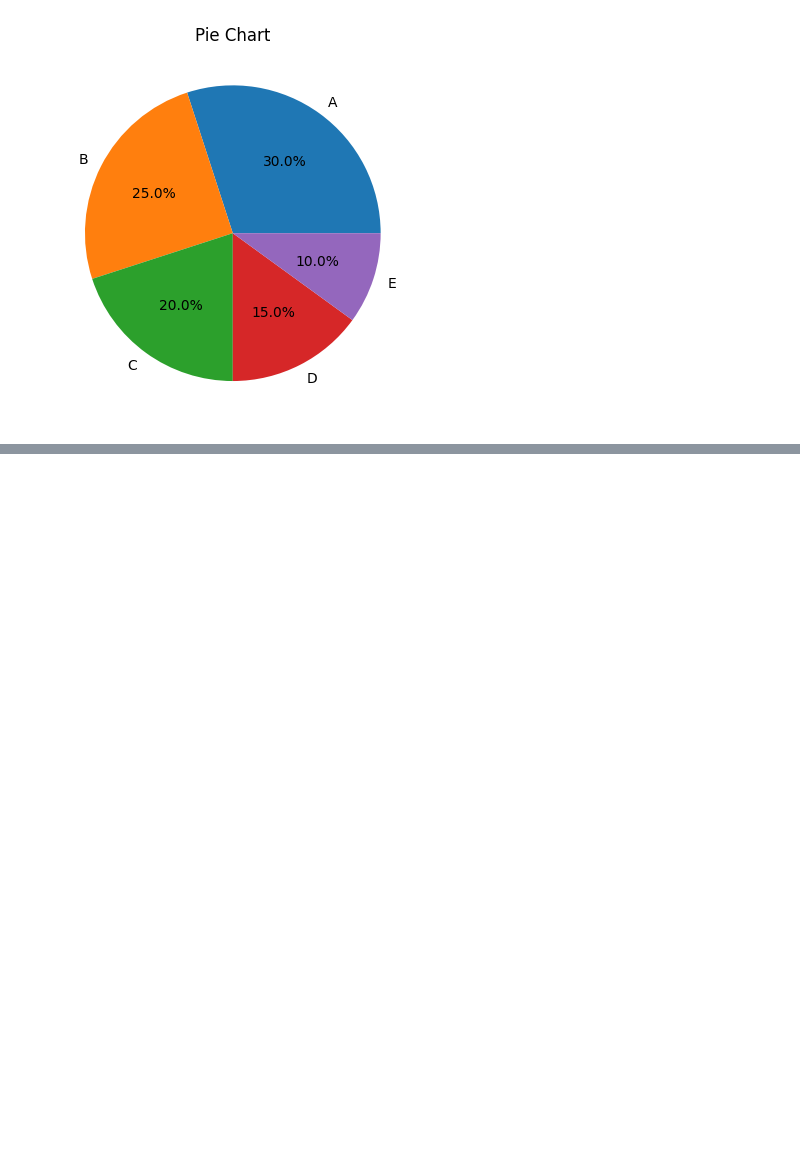
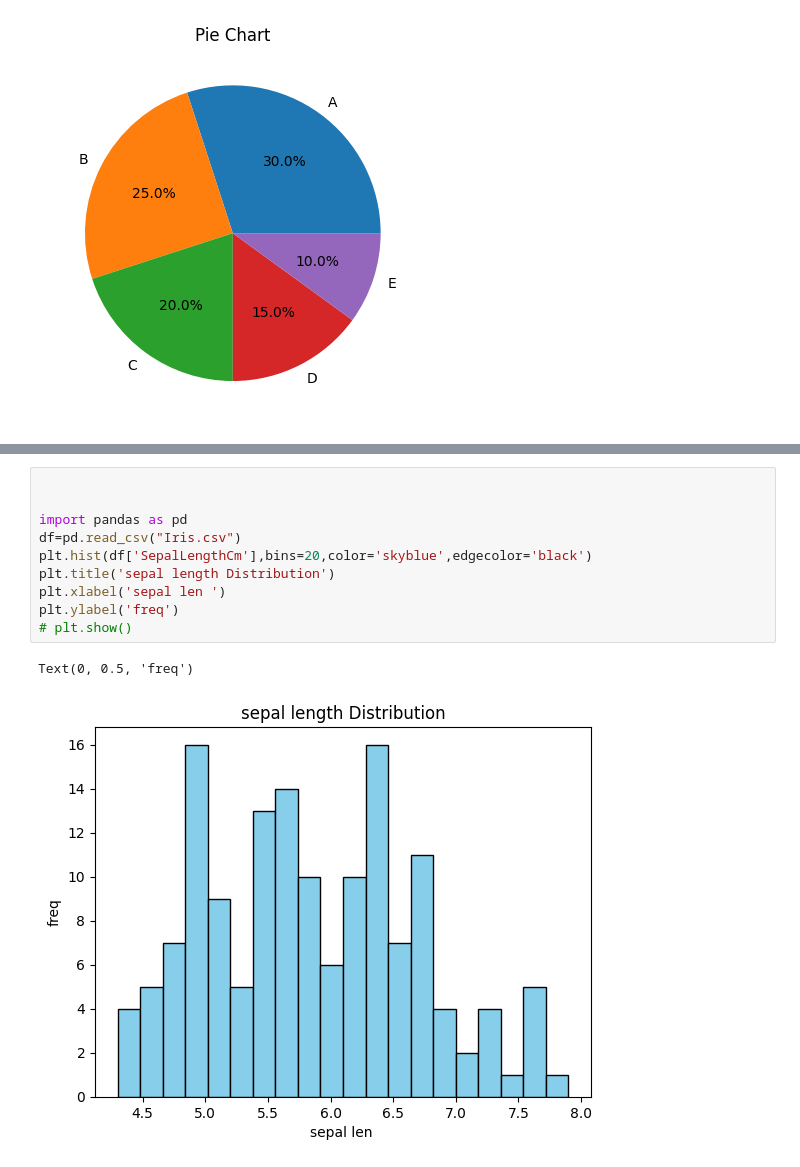
Before and after one commit to nirmalkr2003/Data-Science, a Jupyter notebook: Daily_Class/matplot.ipynb, the cells around one changed output, grey strips where cells are left out. Saved outputs shown, nothing was run; the diff lists cells and outputs as text; blank space fills up the shorter version.

```diff
--- a/Daily_Class/matplot.ipynb
+++ b/Daily_Class/matplot.ipynb
@@ -50,0 +65,13 @@ plt.show()
+# %%
+
+
+import pandas as pd
+df=pd.read_csv("Iris.csv")
+plt.hist(df['SepalLengthCm'],bins=20,color='skyblue',edgecolor='black')
+plt.title('sepal length Distribution')
+plt.xlabel('sepal len ')
+plt.ylabel('freq')
+# plt.show()
+# %% [output]
+Text(0, 0.5, 'freq')
+[figure, added]
```
Also changed, not shown: parts of 54 cells of this notebook, 4 other files.
